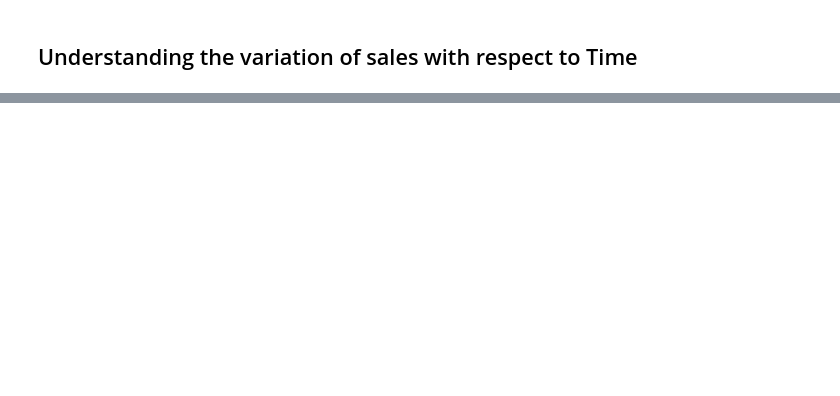
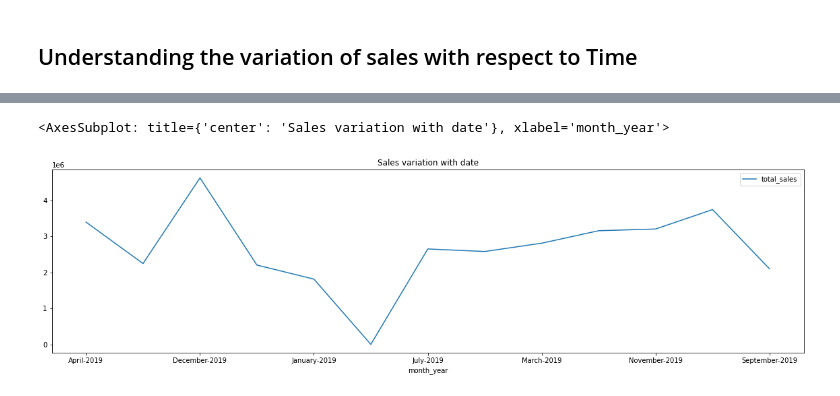
Before and after one commit to subhasish121995/Sales_Analysis, a Jupyter notebook: main_file_v1.0.ipynb, the cells around one changed output, grey strips where cells are left out. Drawn from its saved outputs; the diff is of its cells as text; code cells hidden in the pictures; blank space fills up the shorter version.

```diff
--- a/main_file_v1.0.ipynb
+++ b/main_file_v1.0.ipynb
@@ -461,0 +506,7 @@ sns.countplot(y = 'segments', data = rfm_df)
+# %%
+df_time = pd.DataFrame(df.groupby('month_year')['total_sales'].sum())
+df_time.reset_index()
+df_time.plot(figsize = (20,5), title = 'Sales variation with date')
+# %% [output]
+<AxesSubplot: title={'center': 'Sales variation with date'}, xlabel='month_year'>
+[figure, added]
```
Also changed, not shown: parts of 9 cells of this notebook.
